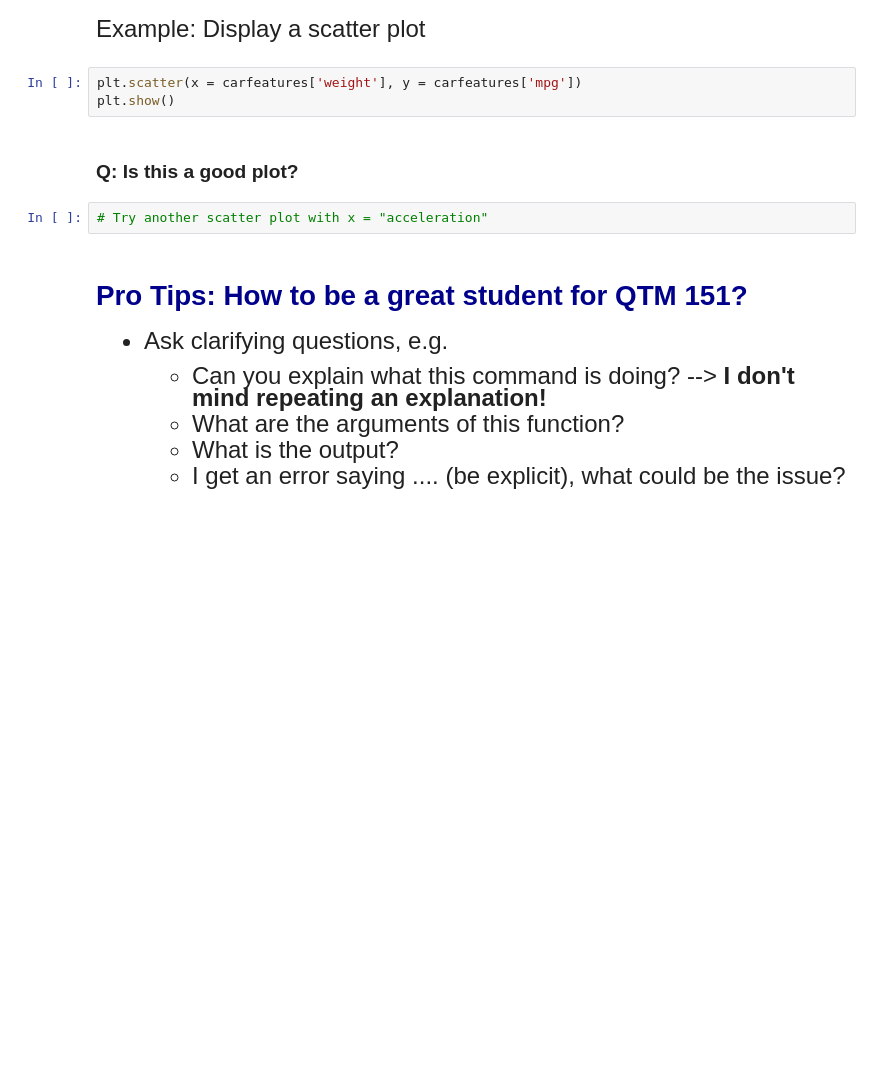
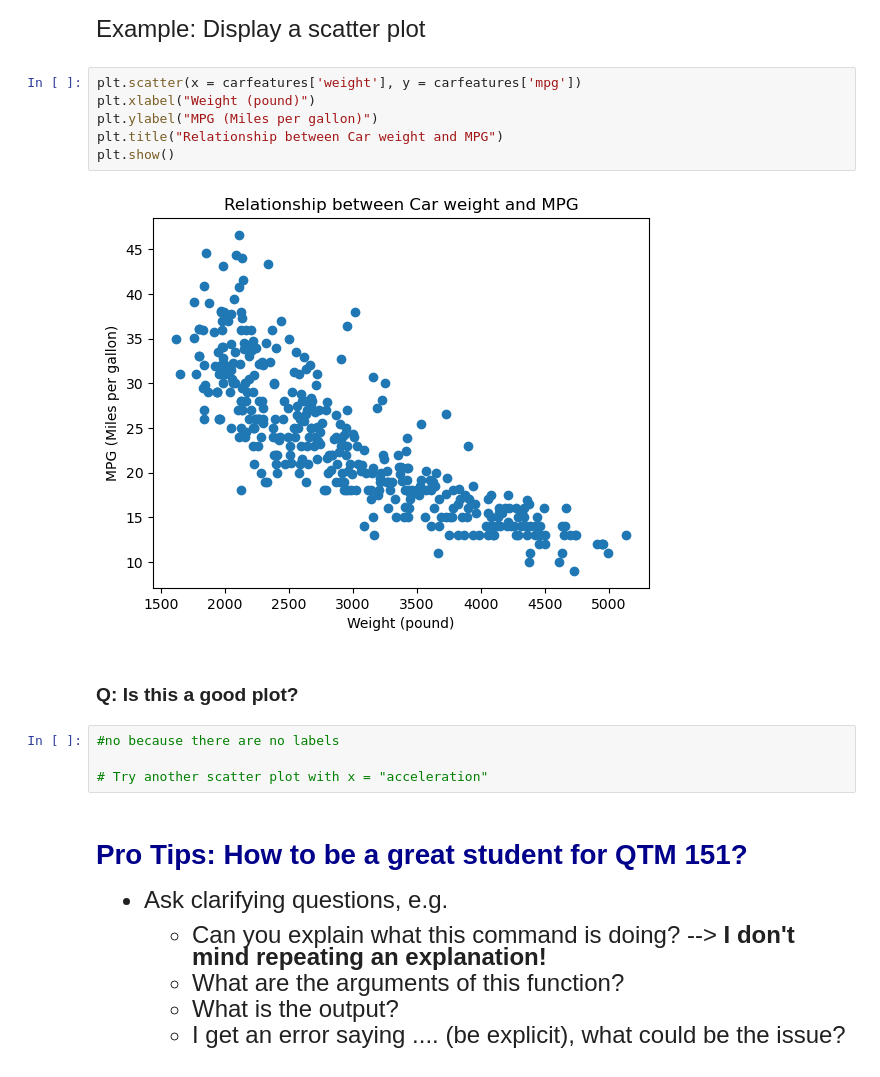
Before and after one commit to jshin0229/qtm151fall2025real, a Jupyter notebook: Lecture_01_Github and Jupyter Notebooks/Lecture1mycopy.ipynb, the cells around one changed output. Saved outputs shown, nothing was run; the diff lists cells and outputs as text; blank space fills up the shorter version.

```diff
--- a/Lecture_01_Github and Jupyter Notebooks/Lecture1mycopy.ipynb
+++ b/Lecture_01_Github and Jupyter Notebooks/Lecture1mycopy.ipynb
@@ -207,10 +303,17 @@ carfeatures.describe()
 Example: Display a scatter plot
 # %%
 plt.scatter(x = carfeatures['weight'], y = carfeatures['mpg'])
+plt.xlabel("Weight (pound)")
+plt.ylabel("MPG (Miles per gallon)")
+plt.title("Relationship between Car weight and MPG")
 plt.show()
+# %% [output]
+[figure, added]
 # %% [markdown]
 ### Q: Is this a good plot?
 # %%
+#no because there are no labels
+
 # Try another scatter plot with x = "acceleration"
 # %% [markdown]
 
```
Also changed, not shown: parts of 12 cells of this notebook.
